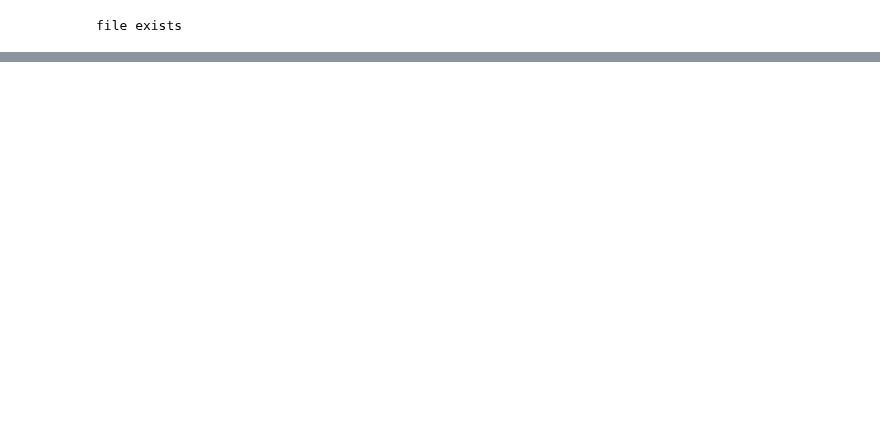
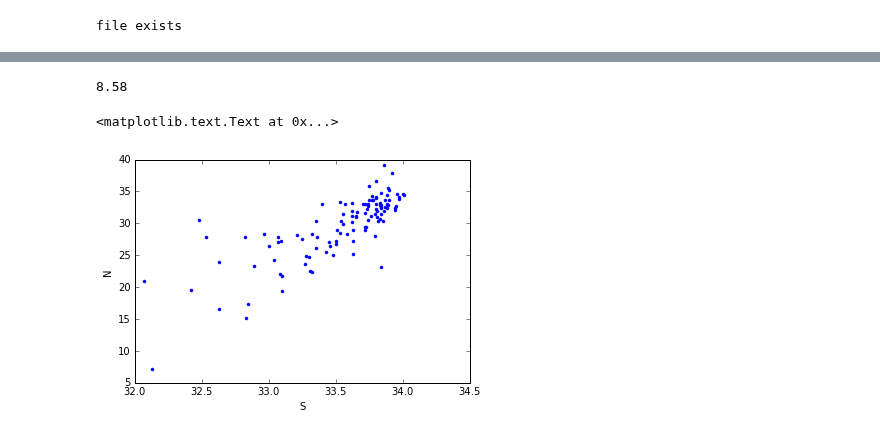
Before and after one commit to SalishSeaCast/analysis, a Jupyter notebook: Elise/exploreDFO_OPDB.ipynb, the cells around one changed output, grey strips where cells are left out. Saved outputs shown, nothing was run; the diff lists cells and outputs as text; code cells hidden in the pictures; blank space fills up the shorter version.

```diff
--- a/Elise/exploreDFO_OPDB.ipynb
+++ b/Elise/exploreDFO_OPDB.ipynb
@@ -247,9 +262,10 @@ for date, depth in session.query(qNLocTS.c.cast_datetime, qNLocTS.c.depth).filte
-# %%
-data=session.query(qNLocTS).filter(qNLocTS.c.depth>75, qNLocTS.c.S>0).all()
-NO=[]
-S=[]
-T=[]
-for dbid, lat, lon, depth, N, Tem, Sal in data:
-    S.append(Sal)
-    NO.append(N)
-    T.append(Tem)
+# %%
+qdata=session.query(JDFLocs.ObsID, Station.Lat, Station.Lon, Obs.Depth, Obs.Pressure, Tem, Sal, NO,
+            Oxy_mLL).join(Obs, JDFLocs.ObsID==Obs.ID).join(Station, Obs.StationTBLID==Station.ID).filter(and_(
+                        Obs.Depth>50,
+                        Tem!=None,
+                        Sal!=None,
+                        NO!=None,
+                        Oxy_mLL!=None)
+                        )
+print(qdata.count())
@@ -255,0 +284,18 @@ for dbid, lat, lon, depth, N, Tem, Sal in data:
+# %%
+Lat=[]
+Lon=[]
+z=[]
+P=[]
+T=[]
+S=[]
+N=[]
+O=[]
+for row in qdata.all():
+    Lat.append(row[1])
+    Lon.append(row[2])
+    z.append(row[3])
+    P.append(row[4])
+    T.append(float(row[5]))
+    S.append(float(row[6]))
+    N.append(float(row[7]))
+    O.append(float(row[8]))
@@ -256,4 +311,16 @@ for dbid, lat, lon, depth, N, Tem, Sal in data:
+# %%
+print(T[0])
+# %% [output]
+8.58
+# %%
+N=np.array(N)
+S=np.array(S)
+T=np.array(T)
+O=np.array(O)
 # %%
-plt.plot(S,NO,'.')
+plt.plot(S,N,'.')
 plt.xlabel('S')
 plt.ylabel('N')
+# %% [output]
+<matplotlib.text.Text at 0x...>
+[figure, added]
```
Also changed, not shown: parts of 32 cells of this notebook.
